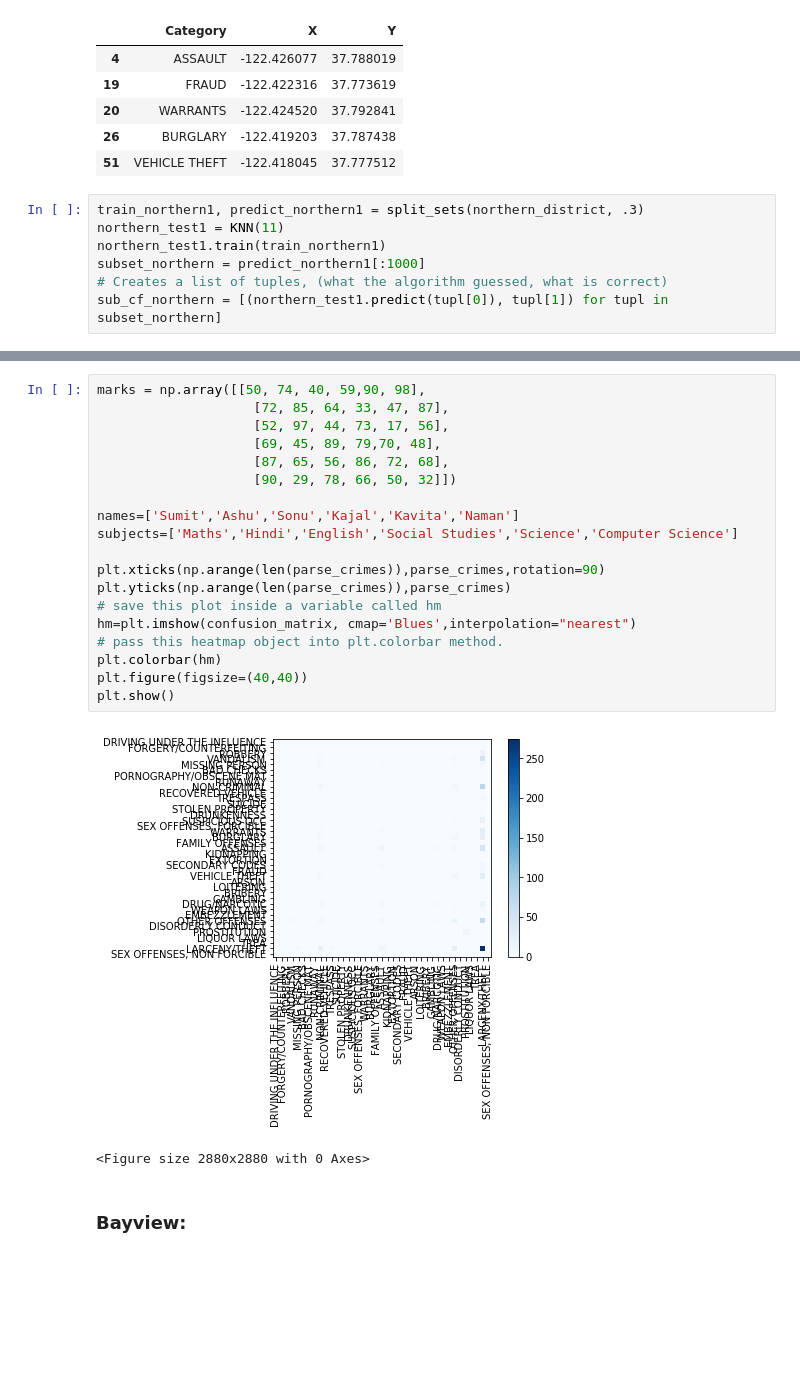
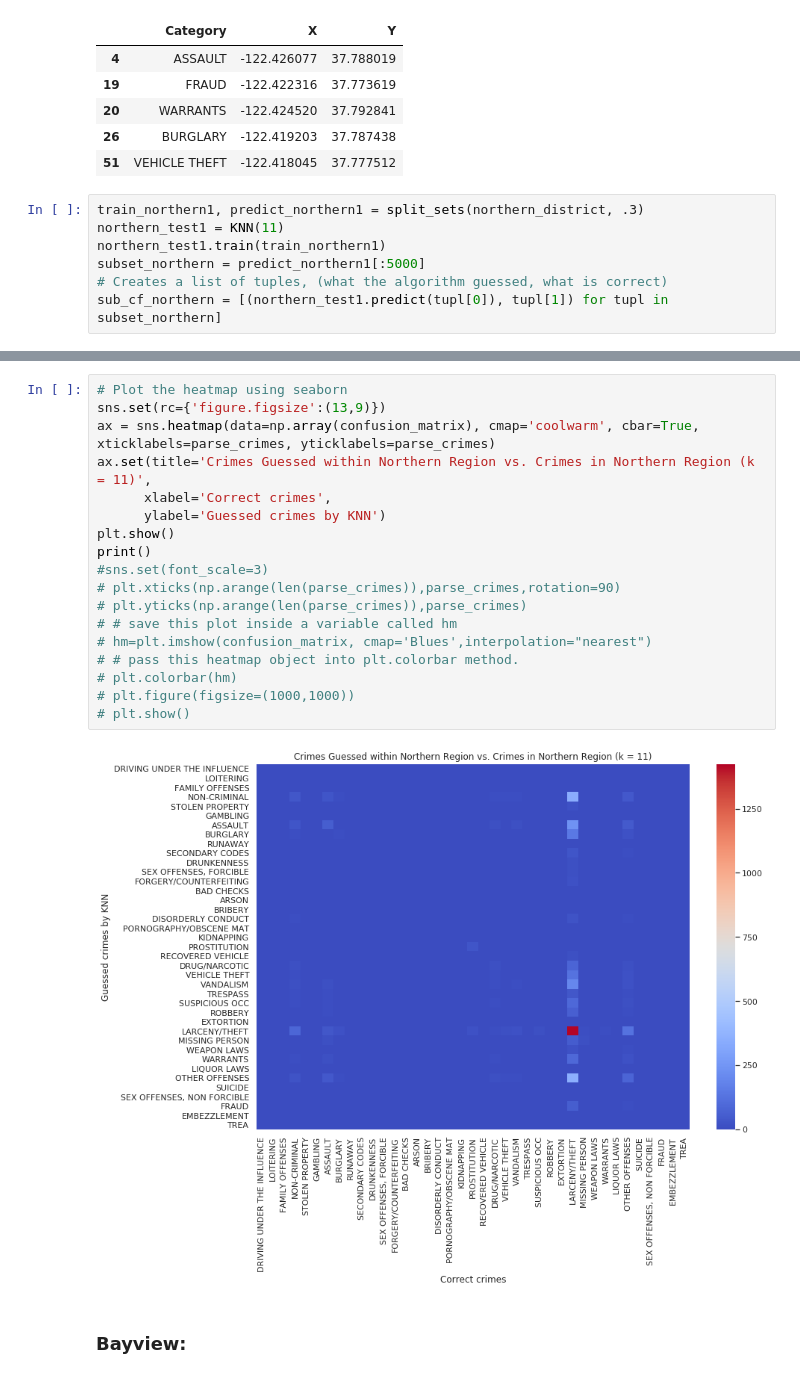
Before and after one commit to spa542/COSC311, a Jupyter notebook: Project2RosiakDawson/Project2.ipynb, the cells around one changed output, grey strips where cells are left out. Drawn from its saved outputs; the diff is of its cells as text; blank space fills up the shorter version.

Commit message:
Added some visualizations, getting somewhere slowly but surely

```diff
--- a/Project2RosiakDawson/Project2.ipynb
+++ b/Project2RosiakDawson/Project2.ipynb
@@ -389,7 +406,7 @@ northern_district.head()
 train_northern1, predict_northern1 = split_sets(northern_district, .3)
 northern_test1 = KNN(11)
 northern_test1.train(train_northern1)
-subset_northern = predict_northern1[:1000]
+subset_northern = predict_northern1[:5000]
 # Creates a list of tuples, (what the algorithm guessed, what is correct)
 sub_cf_northern = [(northern_test1.predict(tupl[0]), tupl[1]) for tupl in subset_northern]
 # %%
@@ -407,25 +422,23 @@ print(confusion_matrix)
 # %%
-marks = np.array([[50, 74, 40, 59,90, 98],
-                    [72, 85, 64, 33, 47, 87],
-                    [52, 97, 44, 73, 17, 56],
-                    [69, 45, 89, 79,70, 48],
-                    [87, 65, 56, 86, 72, 68],
-                    [90, 29, 78, 66, 50, 32]])
-
-names=['Sumit','Ashu','Sonu','Kajal','Kavita','Naman']
-subjects=['Maths','Hindi','English','Social Studies','Science','Computer Science']
-
-plt.xticks(np.arange(len(parse_crimes)),parse_crimes,rotation=90)
-plt.yticks(np.arange(len(parse_crimes)),parse_crimes)
-# save this plot inside a variable called hm
-hm=plt.imshow(confusion_matrix, cmap='Blues',interpolation="nearest")
-# pass this heatmap object into plt.colorbar method.
-plt.colorbar(hm)
-plt.figure(figsize=(40,40))
+# Plot the heatmap using seaborn
+sns.set(rc={'figure.figsize':(13,9)})
+ax = sns.heatmap(data=np.array(confusion_matrix), cmap='coolwarm', cbar=True, xticklabels=parse_crimes, yticklabels=parse_crimes)
+ax.set(title='Crimes Guessed within Northern Region vs. Crimes in Northern Region (k = 11)',
+      xlabel='Correct crimes',
+      ylabel='Guessed crimes by KNN')
 plt.show()
+print()
+#sns.set(font_scale=3)
+# plt.xticks(np.arange(len(parse_crimes)),parse_crimes,rotation=90)
+# plt.yticks(np.arange(len(parse_crimes)),parse_crimes)
+# # save this plot inside a variable called hm
+# hm=plt.imshow(confusion_matrix, cmap='Blues',interpolation="nearest")
+# # pass this heatmap object into plt.colorbar method.
+# plt.colorbar(hm)
+# plt.figure(figsize=(1000,1000))
+# plt.show()
 # %% [output]
-[figure, old version]
+[figure, new version]
-<Figure size 2880x2880 with 0 Axes>
 # %% [markdown]
 ### Bayview:
 # %%
```
Also changed, not shown: parts of 6 cells of this notebook.
